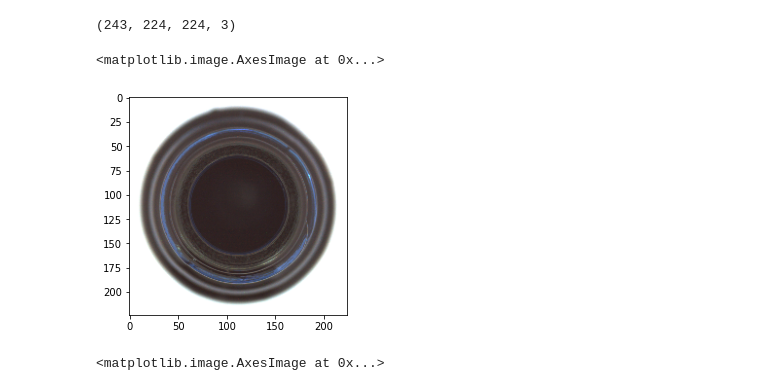
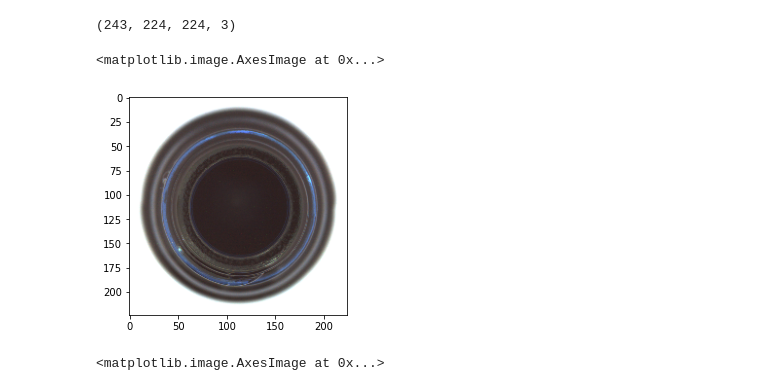
Before and after one commit to thecherry94/Kuenstliche_Intelligenz_BoVW, a Jupyter notebook: resnet.ipynb, the cells around one changed output. Cells and saved outputs as stored; diff of their text form; code cells hidden in the pictures.

```diff
--- a/resnet.ipynb
+++ b/resnet.ipynb
@@ -11,10 +11,10 @@ train_images.shape
 # %% [output]
 (243, 224, 224, 3)
 # %%
-plt.imshow(train_images[0])
+plt.imshow(train_images[1])
 # %% [output]
 <matplotlib.image.AxesImage at 0x...>
-[figure, old version]
+[figure, new version]
 # %%
 train_img=train_images/255.0
 test_img=test_images/255.0
```
Also changed, not shown: parts of 8 cells of this notebook.
